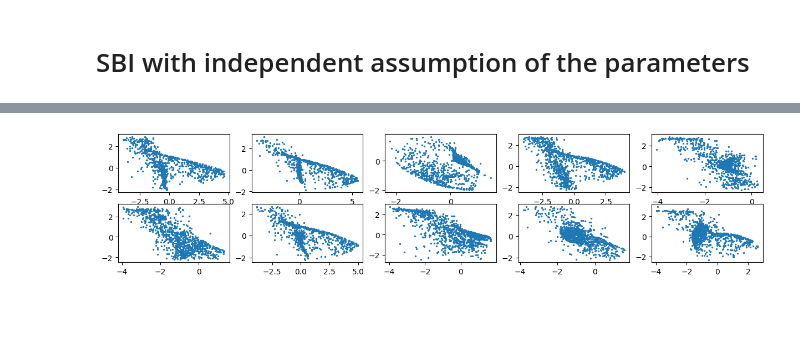
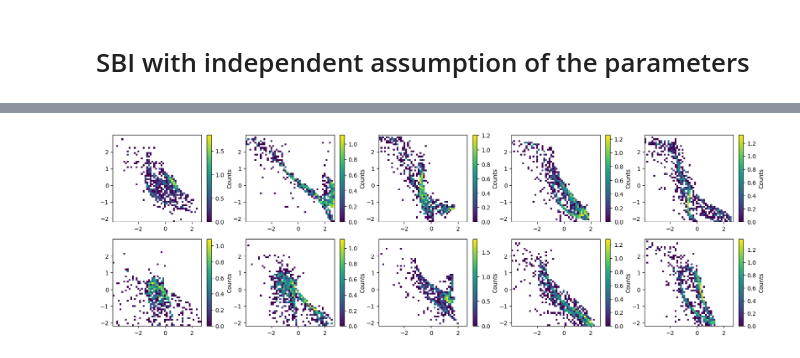
Before and after one commit to vepe99/CASBI, a Jupyter notebook: notebooks/sbi_tutorial.ipynb, the cells around one changed output, grey strips where cells are left out. Cells and saved outputs as stored; diff of their text form; code cells hidden in the pictures; blank space fills up the shorter version.

Commit message:
running version of a hierarchical prior

```diff
--- a/notebooks/sbi_tutorial.ipynb
+++ b/notebooks/sbi_tutorial.ipynb
@@ -170,13 +176,3 @@ log_prob = prior.log_prob(parameters)
 print(log_prob.shape)
 # %% [markdown]
 # SBI with independent assumption of the parameters
-# %%
-Flow = FreeFormFlow(dim = 2,
-                    cond_dim = 6,
-                    hidden_dim = 128,
-                    latent_dim = 2,
-                    n_SC_layer = 6,
-                    beta = 100**2,
-                    device = 'cuda:1')
-
-Flow.load_state_dict(torch.load('./snapshot/fff_snapshot/best_snapshot.pth'))
@@ -216,9 +210,13 @@ print(theta.shape)
 # theta = torch.utils.data.DataLoader(torch.from_numpy(theta).float().to(Flow.device), batch_size=batch)
 halos = simulator(theta, Flow, n_halos)
 halos =  halos.cpu()
-fig = plt.figure(figsize=(15, 3))
+fig = plt.figure(figsize=(20, 6))
 for i in range(batch):
     ax = fig.add_subplot(2, int(batch/2), i+1)
-    ax.scatter(halos[i, :, 0], halos[i, :, 1], s=2)
+    # ax.scatter(halos[i, :, 0], halos[i, :, 1], s=2)
+    hist, xedges, yedges = np.histogram2d(halos[i, :,0], halos[i, :,1], bins=50, range=[[min_feh, max_feh], [min_ofe, max_ofe]])
+    # hist, xedges, yedges, im = ax.hist2d(x=fake_halo['feh'], y=fake_halo['ofe'], bins=50, cmap='magma');
+    im = ax.imshow(np.log10(hist.T), origin='lower', extent=[xedges[0], xedges[-1], yedges[0], yedges[-1]], aspect='auto', cmap='viridis')
+    cbar = fig.colorbar(im, ax=ax, label='Counts')
 # %% [output]
 torch.Size([10, 12])
@@ -297,16 +295,3 @@ class gen_halo_conditions(torch.distributions.Distribution):
     #         return log_prob.numpy()
     #     else:
     #         return log_prob
-# %%
-data = pd.read_parquet('../../data/dataframe/dataframe.parquet')
-data =  data.drop(['a','redshift', 'mean_FeMassFrac', 'std_FeMassFrac', 'mean_OMassFrac', 'std_OMassFrac'], axis=1)
-conditions = data[data.columns.difference(['feh', 'ofe'], sort=False)]
-prior = gen_halo_conditions(conditions=conditions, n_bins=10, n_halos=10, return_numpy=False)
-
-sample_prior = prior.sample((1, ))
-halos = simulator(sample_prior, Flow, n_halos=int(sample_prior.shape[1]/6))
-halos =  halos.cpu()
-fig = plt.figure(figsize=(15, 3))
-for i in range(halos.shape[0]):
-    ax = fig.add_subplot(1, 2, i+1)
-    ax.scatter(halos[i, :, 0], halos[i, :, 1], s=2)
@@ -357,17 +340,23 @@ class gen_halo_conditions_numpy():
             return np.hstack((star_mass, gas_mass, dm_mass, mean_metallicity, std_metallicity, infall_time))
 # %%
 data = pd.read_parquet('../../data/dataframe/dataframe.parquet')
+min_feh, max_feh = min(data['feh']), max(data['feh'])
+min_ofe, max_ofe = min(data['ofe']), max(data['ofe'])
 data =  data.drop(['a','redshift', 'mean_FeMassFrac', 'std_FeMassFrac', 'mean_OMassFrac', 'std_OMassFrac'], axis=1)
 conditions = data[data.columns.difference(['feh', 'ofe'], sort=False)]
 prior = gen_halo_conditions_numpy(conditions=conditions, n_bins=10, n_halos=2, )
 
 sample_prior = prior.sample((10, ))
 sample_prior = torch.from_numpy(sample_prior).float().to(Flow.device)
 halos = simulator(sample_prior, Flow, n_halos=int(sample_prior.shape[1]/6))
 halos = halos.cpu()
-fig = plt.figure(figsize=(15, 3))
+fig = plt.figure(figsize=(20, 6))
 for i in range(halos.shape[0]):
     ax = fig.add_subplot(2, int(halos.shape[0]/2), i+1)
-    ax.scatter(halos[i, :, 0], halos[i, :, 1], s=2)
+    # ax.scatter(halos[i, :, 0], halos[i, :, 1], s=2)
+    hist, xedges, yedges = np.histogram2d(halos[i, :,0], halos[i, :,1], bins=50, range=[[min_feh, max_feh], [min_ofe, max_ofe]])
+    # hist, xedges, yedges, im = ax.hist2d(x=fake_halo['feh'], y=fake_halo['ofe'], bins=50, cmap='magma');
+    im = ax.imshow(np.log10(hist.T), origin='lower', extent=[xedges[0], xedges[-1], yedges[0], yedges[-1]], aspect='auto', cmap='viridis')
+    cbar = fig.colorbar(im, ax=ax, label='Counts')
 # %% [output]
-[figure, old version]
+[figure, new version]
```
Also changed, not shown: parts of 11 cells of this notebook.
